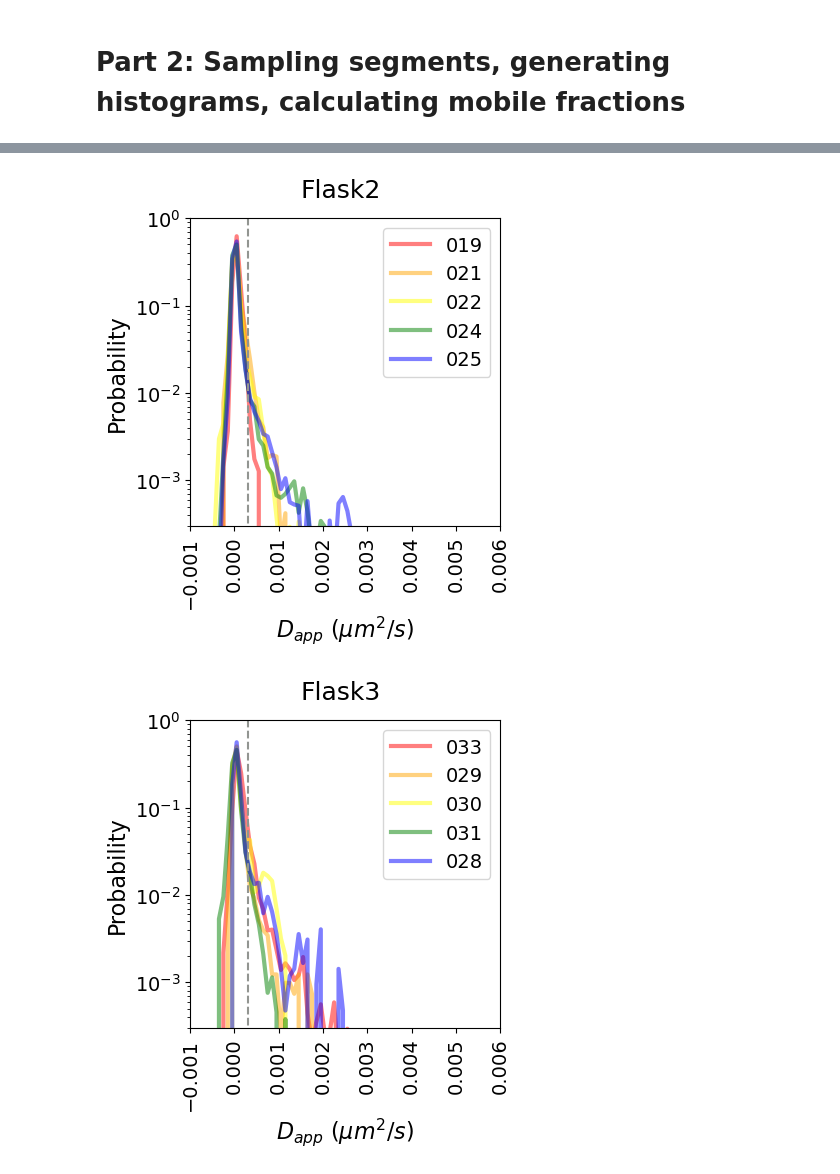
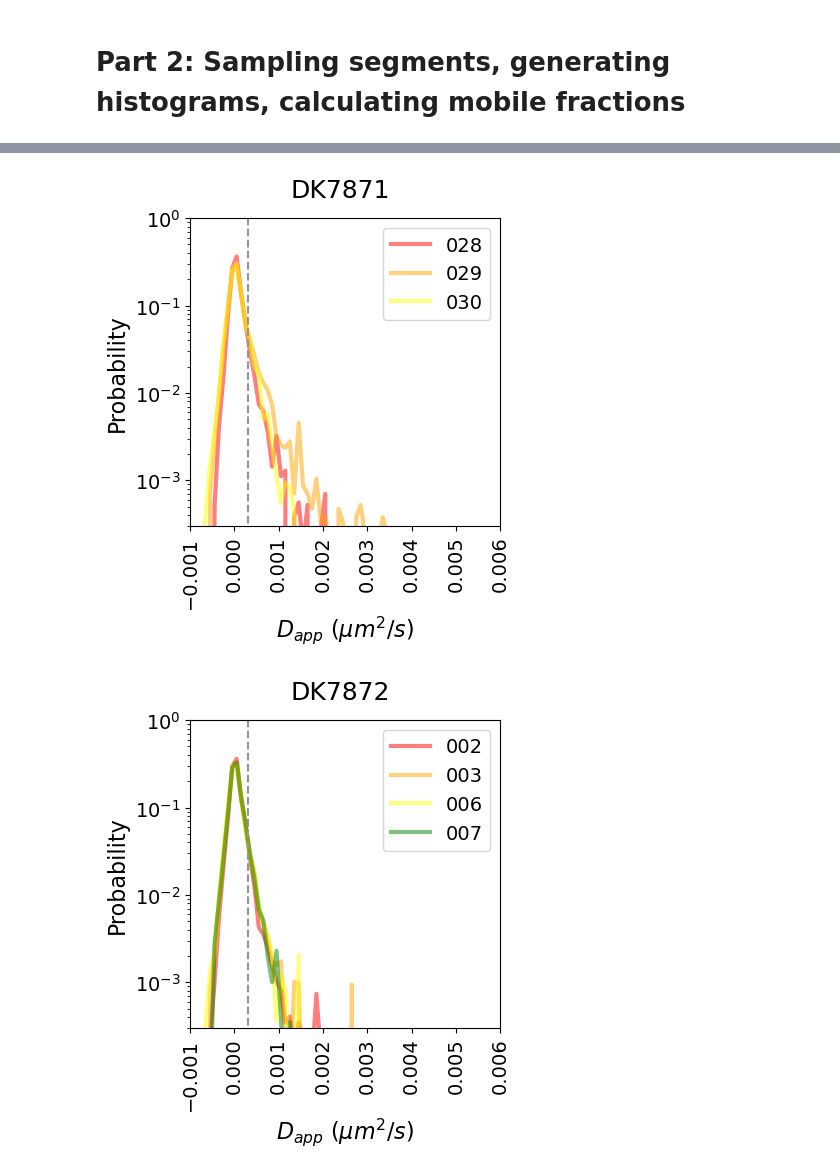
Before and after one commit to d-foust/basal_body_tracking, a Jupyter notebook: 4_calc_msd_data.ipynb, the cells around one changed output, grey strips where cells are left out. Drawn from its saved outputs; the diff is of its cells as text; code cells hidden in the pictures.

Commit message:
update for new data

```diff
--- a/4_calc_msd_data.ipynb
+++ b/4_calc_msd_data.ipynb
@@ -85,14 +83,14 @@ def calc_msd(frames, rows, cols, pixel_size, tau, max_lag):
 # %% [markdown]
 # Part 1: Calculating D_app for all possible segments
 # %%
-folder = r"T:\MIGRATED\Lab_Members\Daniel_Foust\Data\Basal Bodies\fla-che induction\Inducible Water"
-fname = r'movie notes inducible water.xlsx'
+folder = r"C:\Users\djfoust\Data local\Water Batch 5\Water Batch 5"
+fname = r'Water_Batch_5_movie_notes.xlsx'
 movie_notes = pd.read_excel(join(folder, fname), sheet_name=None)
 
-movie_notes_rep = movie_notes['Sheet1']
+movie_notes_rep = movie_notes['BR3']
 movie_list = movie_notes_rep['Movie'][~(movie_notes_rep['Exclude']=='x')]
 
-folder_rep = r'T:\MIGRATED\Lab_Members\Daniel_Foust\Data\Basal Bodies\fla-che induction\Inducible Water\2023-07-05_rois_g-r_radsym_cons_var-c'
+folder_rep = r'C:\Users\djfoust\Data local\Water Batch 5\Water Batch 5\BR3\2023-06-29__rois_g-r_radsym_cons'
 
 summary = pd.DataFrame(columns=['file',
                                 'steps',
@@ -156,9 +154,9 @@ np.save(join(folder_rep, 'D_app_data.npy'), D_app_data, allow_pickle=True)
 # %% [markdown]
 # Part 2: Sampling segments, generating histograms, calculating mobile fractions
 # %%
-strains = ('Flask1', 'Flask2', 'Flask3')
+strains = ('DB1673', 'DK7871', 'DK7872', 'DK9675')
 
-folder = r'T:\MIGRATED\Lab_Members\Daniel_Foust\Data\Basal Bodies\fla-che induction\Inducible Water\2023-07-05_rois_g-r_radsym_cons_var-c'
+folder = r'C:\Users\djfoust\Data local\Water Batch 5\Water Batch 5\BR3\2023-06-29__rois_g-r_radsym_cons'
 fname = r'D_app_data.npy'
 
 figfolder = r'D_app histograms'
@@ -262,2 +260,2 @@ results.to_csv(join(folder, 'mobility results.csv'))
-[figure, old version]
+[figure, new version]
-[figure, old version]
+[figure, new version]
```
Also changed, not shown: parts of 2 cells of this notebook, 5 other files.
